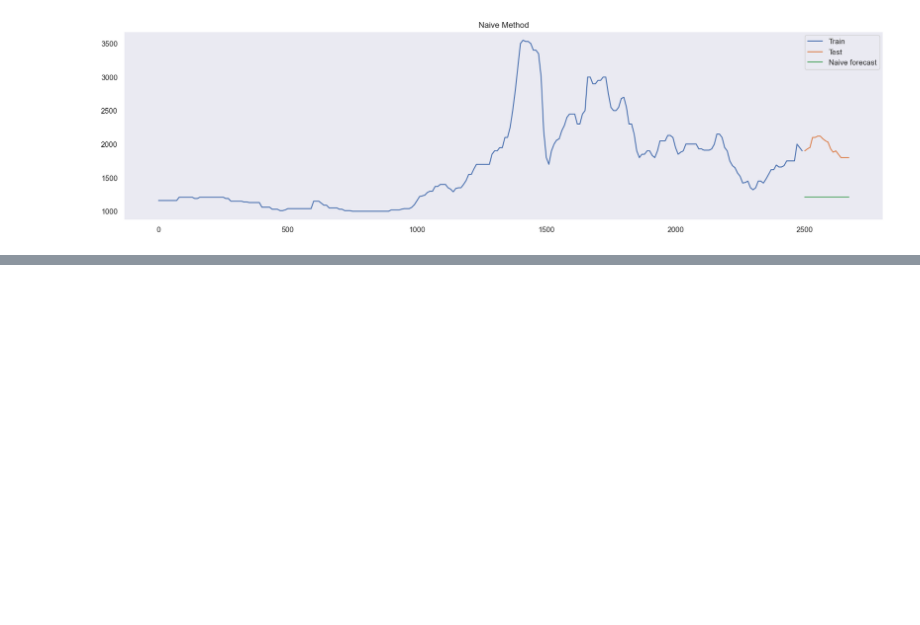
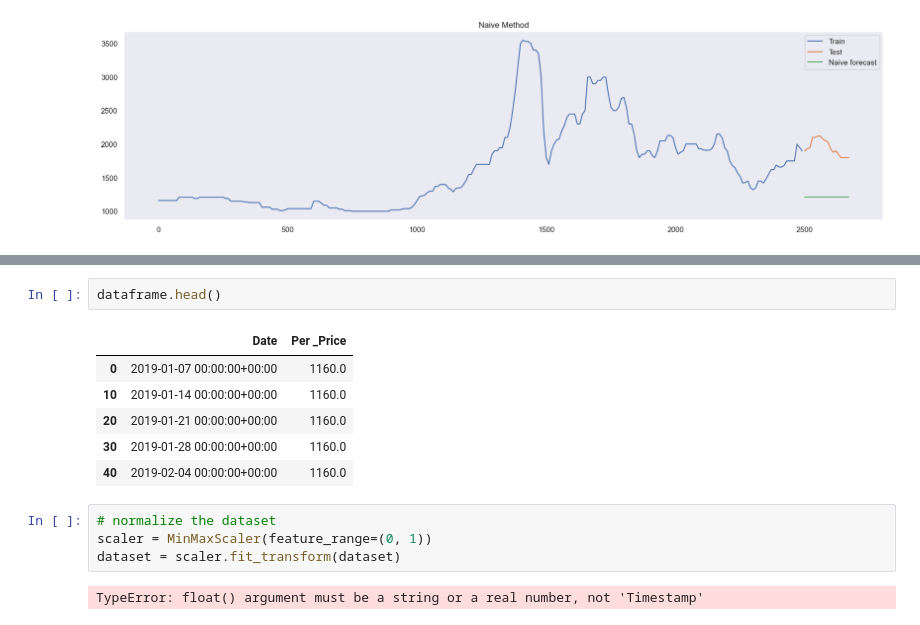
Before and after one commit to bokuwaitgel/AI_diploma, a Jupyter notebook: test.ipynb, the cells around one changed output, grey strips where cells are left out. Drawn from its saved outputs; the diff is of its cells as text; blank space fills up the shorter version.

```diff
--- a/test.ipynb
+++ b/test.ipynb
@@ -220,0 +237,15 @@ results
+# %%
+dataframe.head()
+# %% [output]
+|  | Date | Per _Price |
+| 0 | 2019-01-07 00:00:00+00:00 | 1160.0 |
+| 10 | 2019-01-14 00:00:00+00:00 | 1160.0 |
+| 20 | 2019-01-21 00:00:00+00:00 | 1160.0 |
+| 30 | 2019-01-28 00:00:00+00:00 | 1160.0 |
+| 40 | 2019-02-04 00:00:00+00:00 | 1160.0 |
+# %%
+# normalize the dataset
+scaler = MinMaxScaler(feature_range=(0, 1))
+dataset = scaler.fit_transform(dataset)
+# %% [output]
+TypeError: float() argument must be a string or a real number, not 'Timestamp'
```
Also changed, not shown: parts of 8 cells of this notebook, 17 other files.
